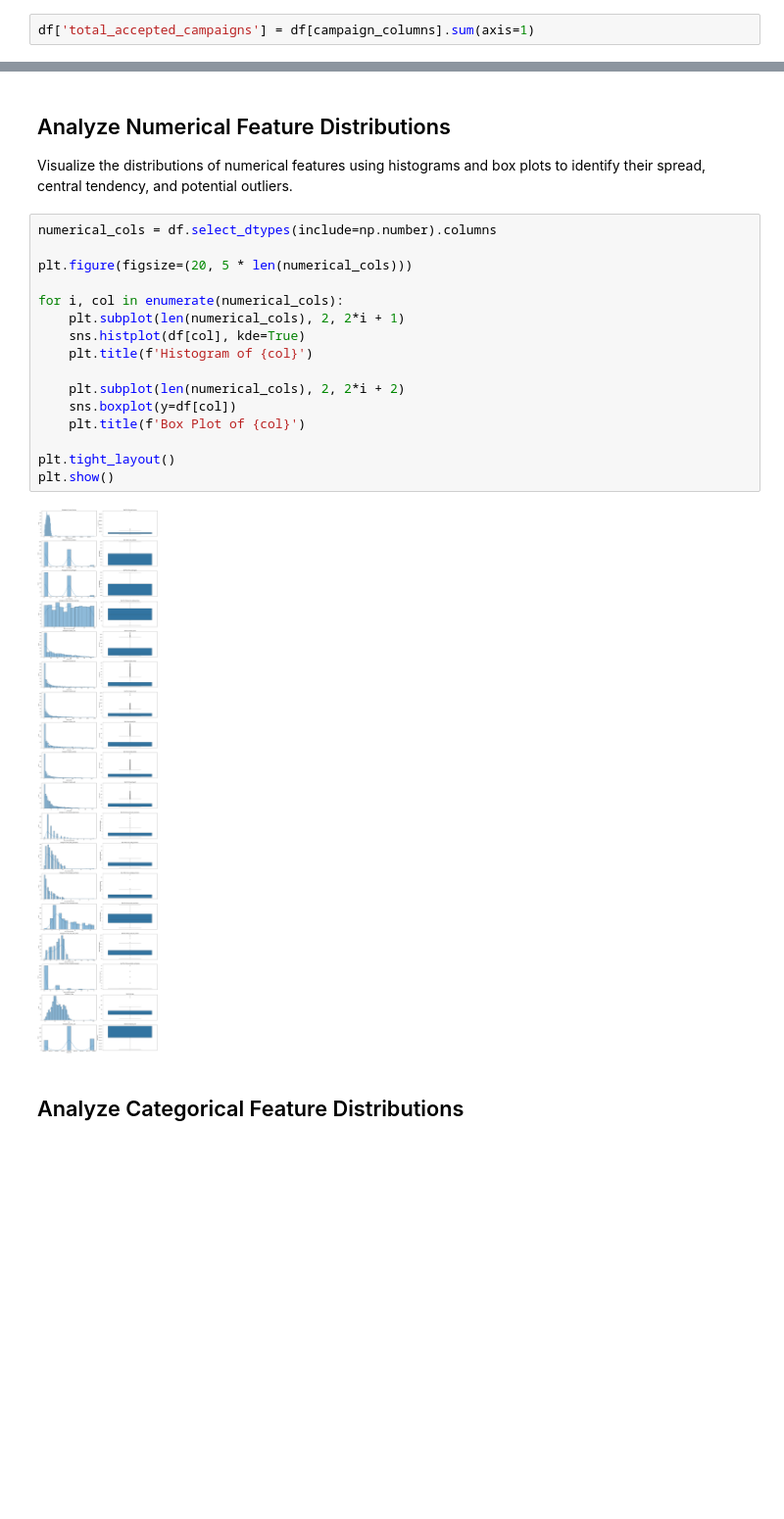
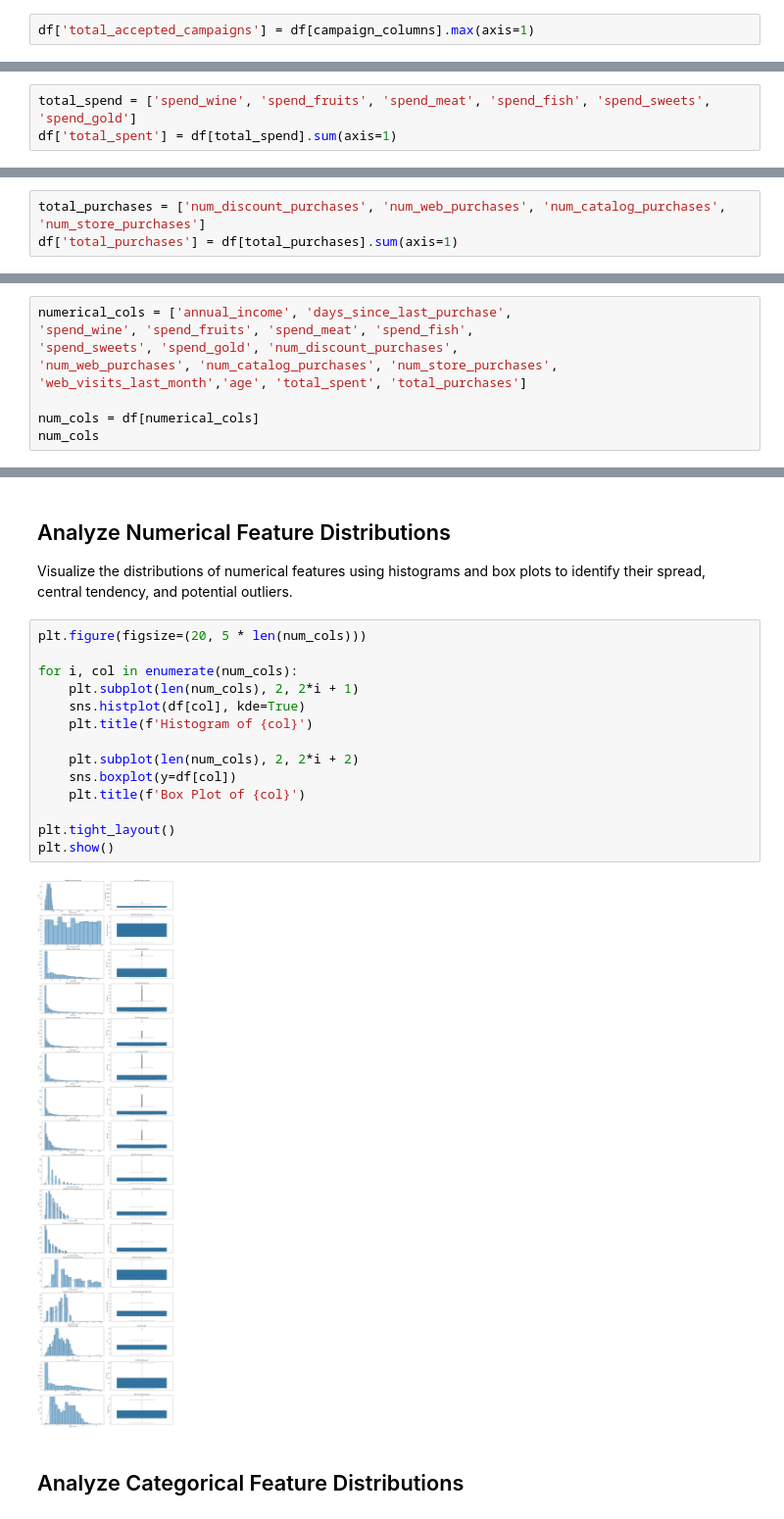
Before and after one commit to abdo-ghg/Retail-Buyer-Segmentation, a Jupyter notebook: project.ipynb, the cells around one changed output, grey strips where cells are left out. Shown at 98% size. Saved outputs shown, nothing was run; the diff lists cells and outputs as text; blank space fills up the shorter version.

```diff
--- a/project.ipynb
+++ b/project.ipynb
@@ -96,5 +100,5 @@ campaign_columns = ['accepted_campaign_1', 'accepted_campaign_2', 'accepted_camp
 # %%
-df['total_accepted_campaigns'] = df[campaign_columns].sum(axis=1)
+df['total_accepted_campaigns'] = df[campaign_columns].max(axis=1)
 # %%
 df['total_accepted_campaigns'].value_counts()
 # %% [output]
@@ -135,0 +138,3 @@ we need to parse the signup_data to data type to make a signup year column
+# %%
+total_spend = ['spend_wine', 'spend_fruits', 'spend_meat', 'spend_fish', 'spend_sweets', 'spend_gold']
+df['total_spent'] = df[total_spend].sum(axis=1)
@@ -136,3 +143,6 @@ we need to parse the signup_data to data type to make a signup year column
+# %%
+total_purchases = ['num_discount_purchases', 'num_web_purchases', 'num_catalog_purchases', 'num_store_purchases']
+df['total_purchases'] = df[total_purchases].sum(axis=1)
 # %% [markdown]
 ### Clean the data
 # %%
@@ -187,0 +220,9 @@ np.int64(0)
+# %%
+numerical_cols = ['annual_income', 'days_since_last_purchase',
+'spend_wine', 'spend_fruits', 'spend_meat', 'spend_fish',
+'spend_sweets', 'spend_gold', 'num_discount_purchases',
+'num_web_purchases', 'num_catalog_purchases', 'num_store_purchases',
+'web_visits_last_month','age', 'total_spent', 'total_purchases']
+
+num_cols = df[numerical_cols]
+num_cols
@@ -192,23 +267,21 @@ np.int64(0)
 
 Visualize the distributions of numerical features using histograms and box plots to identify their spread, central tendency, and potential outliers.
 # %%
-numerical_cols = df.select_dtypes(include=np.number).columns
+plt.figure(figsize=(20, 5 * len(num_cols)))
 
-plt.figure(figsize=(20, 5 * len(numerical_cols)))
-
-for i, col in enumerate(numerical_cols):
-    plt.subplot(len(numerical_cols), 2, 2*i + 1)
+for i, col in enumerate(num_cols):
+    plt.subplot(len(num_cols), 2, 2*i + 1)
     sns.histplot(df[col], kde=True)
     plt.title(f'Histogram of {col}')
 
-    plt.subplot(len(numerical_cols), 2, 2*i + 2)
+    plt.subplot(len(num_cols), 2, 2*i + 2)
     sns.boxplot(y=df[col])
     plt.title(f'Box Plot of {col}')
 
 plt.tight_layout()
 plt.show()
 # %% [output]
-[figure, old version]
+[figure, new version]
 # %% [markdown]
 ## Analyze Categorical Feature Distributions
 # %%
```
Also changed, not shown: parts of 44 cells of this notebook.
